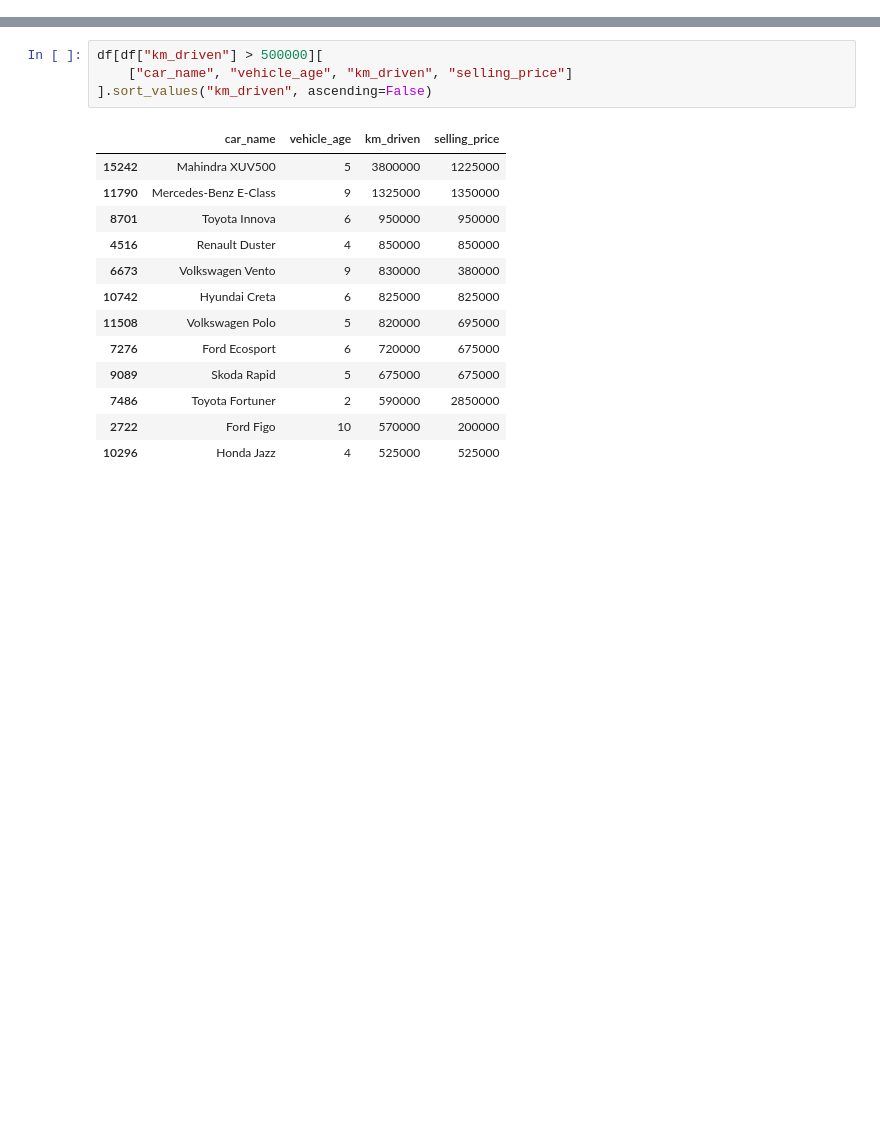
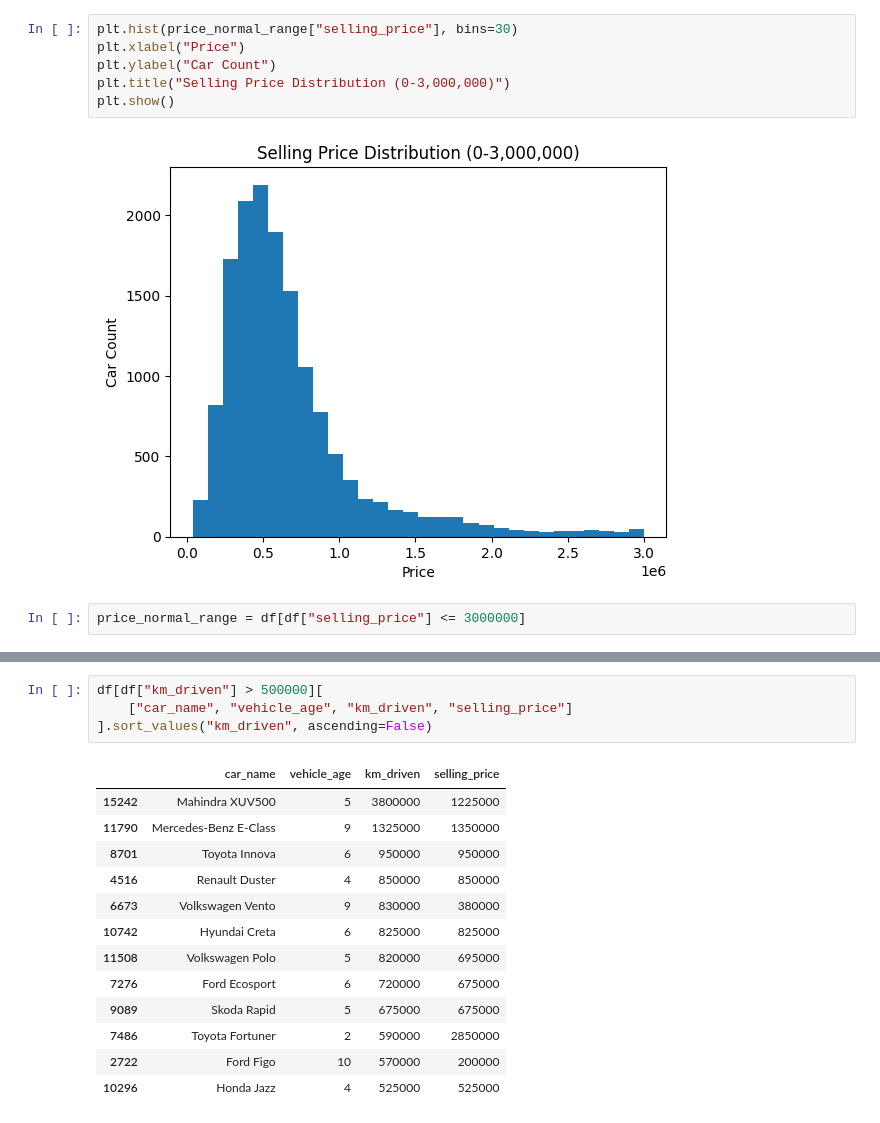
Before and after one commit to BuketSudeSnky/used-car-price-prediction, a Jupyter notebook: 01_data_exploration.ipynb, the cells around one changed output, grey strips where cells are left out. Drawn from its saved outputs; the diff is of its cells as text; blank space fills up the shorter version.

Commit message:
Analyze selling price outliers and distribution

```diff
--- a/01_data_exploration.ipynb
+++ b/01_data_exploration.ipynb
@@ -1,2 +1,12 @@
 # %% [markdown]
 <a href="https://colab.research.google.com/github/BuketSudeSnky/used-car-price-prediction/blob/main/01_data_exploration.ipynb" target="_parent"><img src="https://colab.research.google.com/assets/colab-badge.svg" alt="Open In Colab"/></a>
+# %%
+plt.hist(price_normal_range["selling_price"], bins=30)
+plt.xlabel("Price")
+plt.ylabel("Car Count")
+plt.title("Selling Price Distribution (0-3,000,000)")
+plt.show()
+# %% [output]
+[figure, added]
+# %%
+price_normal_range = df[df["selling_price"] <= 3000000]
```
Also changed, not shown: parts of 13 cells of this notebook.
